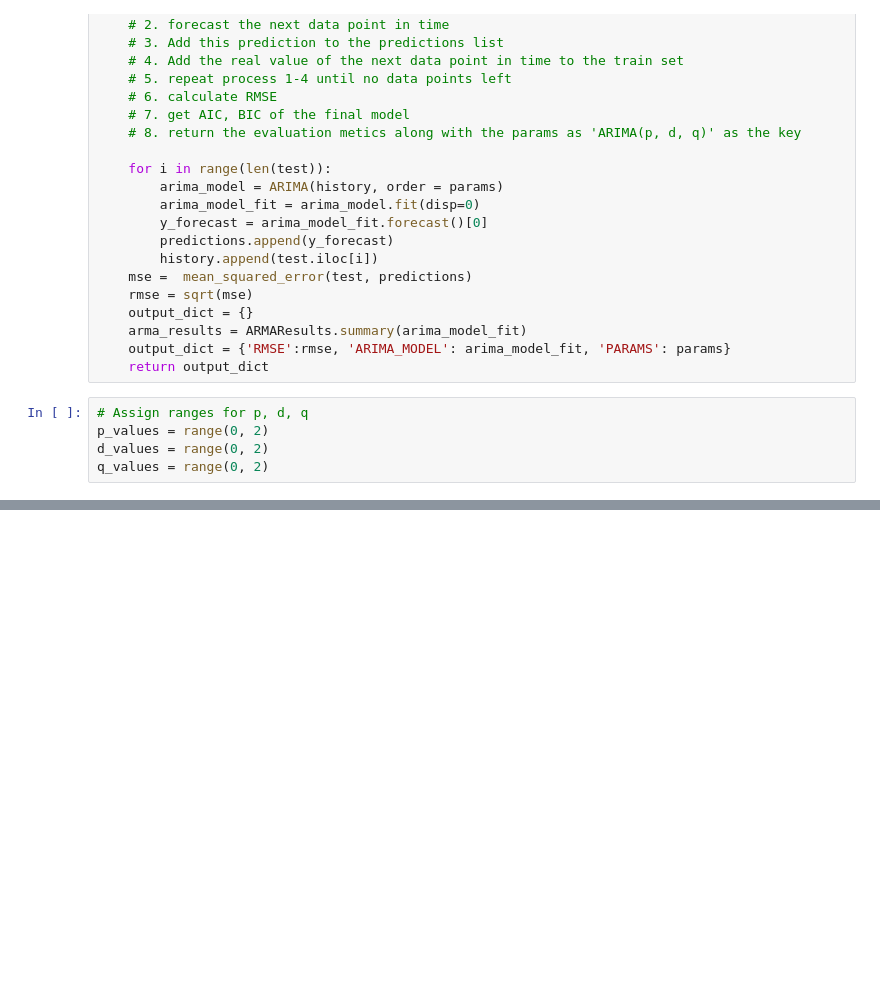
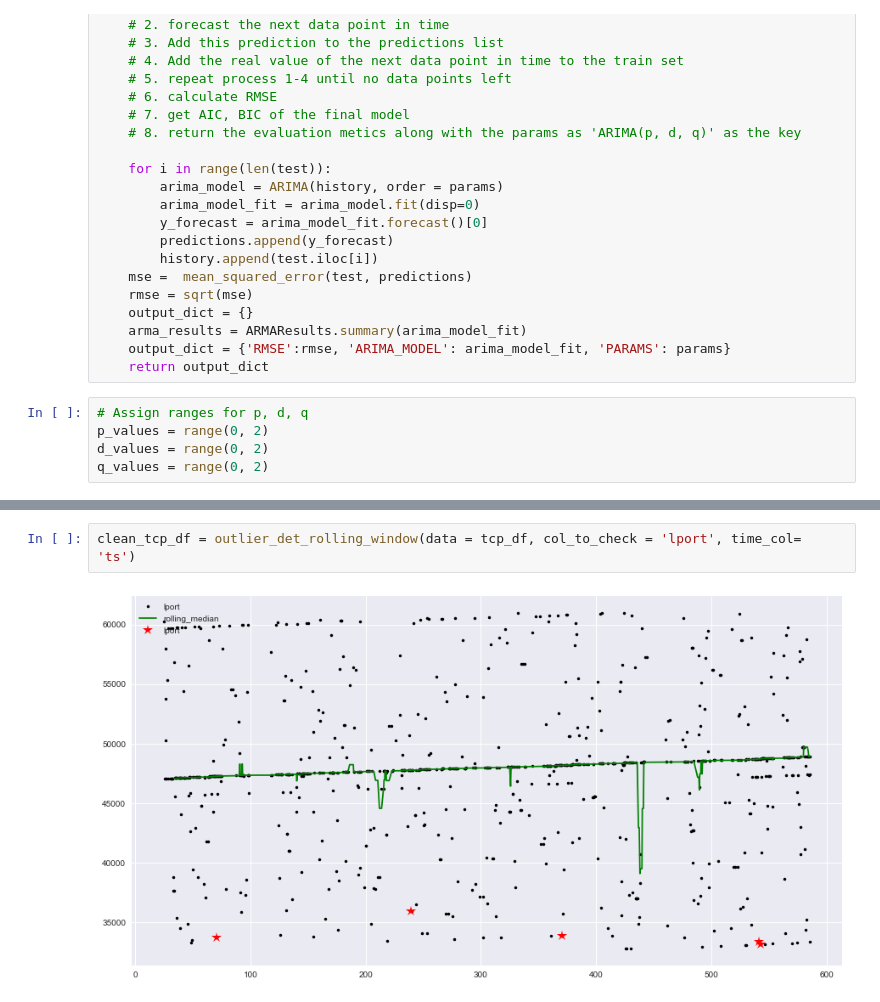
Before and after one commit to JosephKevin/TimeSeriesPrediction, a Jupyter notebook: data_science_challenge.ipynb, the cells around one changed output, grey strips where cells are left out. Drawn from its saved outputs; the diff is of its cells as text; blank space fills up the shorter version.

```diff
--- a/data_science_challenge.ipynb
+++ b/data_science_challenge.ipynb
@@ -569,0 +589,4 @@ PARAMS: (1, 1, 3), RMSE: 155.9351644368157, AIC: 12090.798810356677, BIC: 12119.
+# %%
+clean_tcp_df = outlier_det_rolling_window(data = tcp_df, col_to_check = 'lport', time_col= 'ts')
+# %% [output]
+[figure, added]
```
Also changed, not shown: parts of 20 cells of this notebook.
